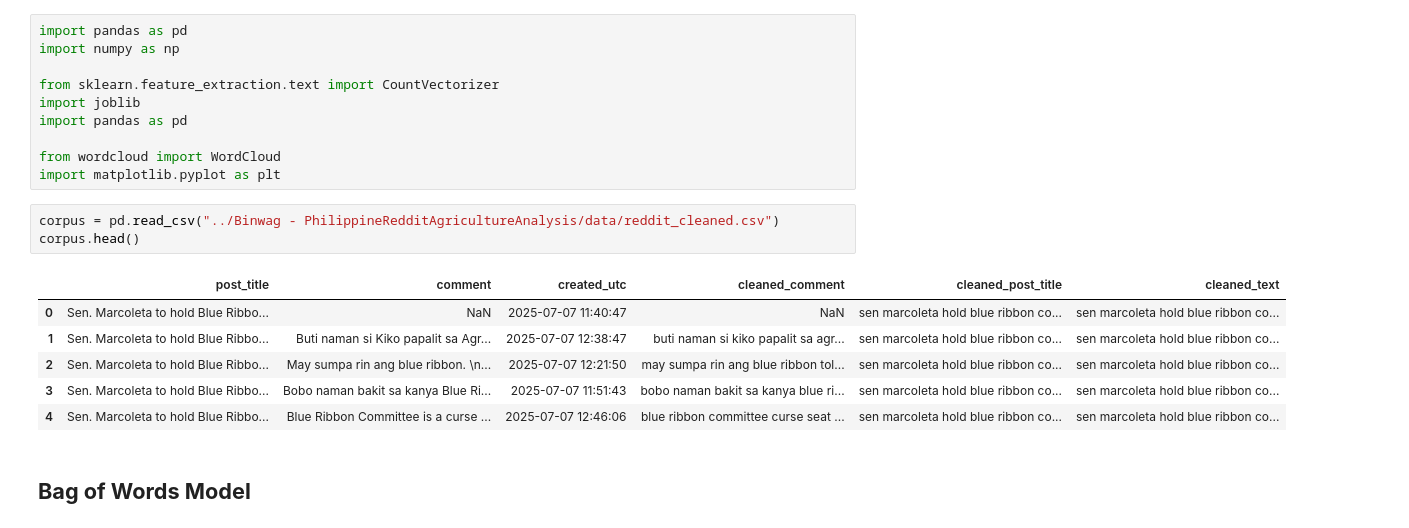
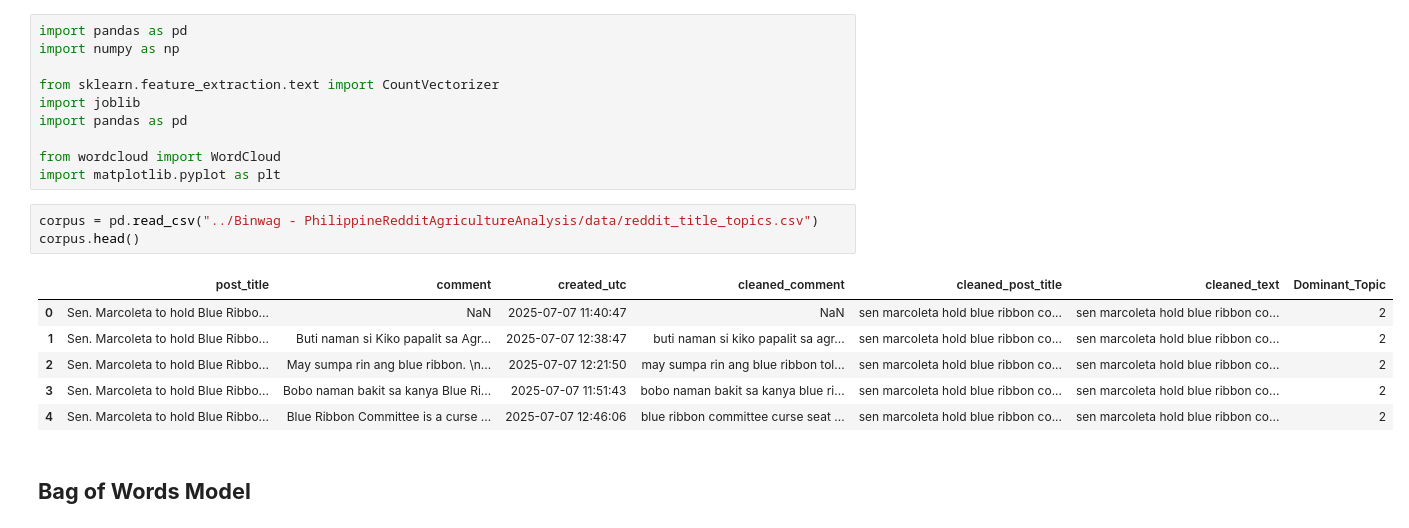
Before and after one commit to louis-uwie/philippine-agriculture-reddit-analysis, a Jupyter notebook: Binwag - PhilippineRedditAgricultureAnalysis/notebook/02-wordembeddings.ipynb, the cells around one changed output. Drawn from its saved outputs; the diff is of its cells as text.

```diff
--- a/Binwag - PhilippineRedditAgricultureAnalysis/notebook/02-wordembeddings.ipynb
+++ b/Binwag - PhilippineRedditAgricultureAnalysis/notebook/02-wordembeddings.ipynb
@@ -19,15 +19,15 @@ import pandas as pd
 from wordcloud import WordCloud
 import matplotlib.pyplot as plt
 # %%
-corpus = pd.read_csv("../Binwag - PhilippineRedditAgricultureAnalysis/data/reddit_cleaned.csv")
+corpus = pd.read_csv("../Binwag - PhilippineRedditAgricultureAnalysis/data/reddit_title_topics.csv")
 corpus.head()
 # %% [output]
-|  | post_title | comment | created_utc | cleaned_comment | cleaned_post_title | cleaned_text |
-| 0 | Sen. Marcoleta to hold Blue Ribbo... | NaN | 2025-07-07 11:40:47 | NaN | sen marcoleta hold blue ribbon co... | sen marcoleta hold blue ribbon co... |
-| 1 | Sen. Marcoleta to hold Blue Ribbo... | Buti naman si Kiko papalit sa Agr... | 2025-07-07 12:38:47 | buti naman si kiko papalit sa agr... | sen marcoleta hold blue ribbon co... | sen marcoleta hold blue ribbon co... |
-| 2 | Sen. Marcoleta to hold Blue Ribbo... | May sumpa rin ang blue ribbon. \n... | 2025-07-07 12:21:50 | may sumpa rin ang blue ribbon tol... | sen marcoleta hold blue ribbon co... | sen marcoleta hold blue ribbon co... |
-| 3 | Sen. Marcoleta to hold Blue Ribbo... | Bobo naman bakit sa kanya Blue Ri... | 2025-07-07 11:51:43 | bobo naman bakit sa kanya blue ri... | sen marcoleta hold blue ribbon co... | sen marcoleta hold blue ribbon co... |
-| 4 | Sen. Marcoleta to hold Blue Ribbo... | Blue Ribbon Committee is a curse ... | 2025-07-07 12:46:06 | blue ribbon committee curse seat ... | sen marcoleta hold blue ribbon co... | sen marcoleta hold blue ribbon co... |
+|  | post_title | comment | created_utc | cleaned_comment | cleaned_post_title | cleaned_text | Dominant_Topic |
+| 0 | Sen. Marcoleta to hold Blue Ribbo... | NaN | 2025-07-07 11:40:47 | NaN | sen marcoleta hold blue ribbon co... | sen marcoleta hold blue ribbon co... | 2 |
+| 1 | Sen. Marcoleta to hold Blue Ribbo... | Buti naman si Kiko papalit sa Agr... | 2025-07-07 12:38:47 | buti naman si kiko papalit sa agr... | sen marcoleta hold blue ribbon co... | sen marcoleta hold blue ribbon co... | 2 |
+| 2 | Sen. Marcoleta to hold Blue Ribbo... | May sumpa rin ang blue ribbon. \n... | 2025-07-07 12:21:50 | may sumpa rin ang blue ribbon tol... | sen marcoleta hold blue ribbon co... | sen marcoleta hold blue ribbon co... | 2 |
+| 3 | Sen. Marcoleta to hold Blue Ribbo... | Bobo naman bakit sa kanya Blue Ri... | 2025-07-07 11:51:43 | bobo naman bakit sa kanya blue ri... | sen marcoleta hold blue ribbon co... | sen marcoleta hold blue ribbon co... | 2 |
+| 4 | Sen. Marcoleta to hold Blue Ribbo... | Blue Ribbon Committee is a curse ... | 2025-07-07 12:46:06 | blue ribbon committee curse seat ... | sen marcoleta hold blue ribbon co... | sen marcoleta hold blue ribbon co... | 2 |
 # %% [markdown]
 ## **Bag of Words Model**
 # %%
```
Also changed, not shown: parts of 42 cells of this notebook, 1 other file.
